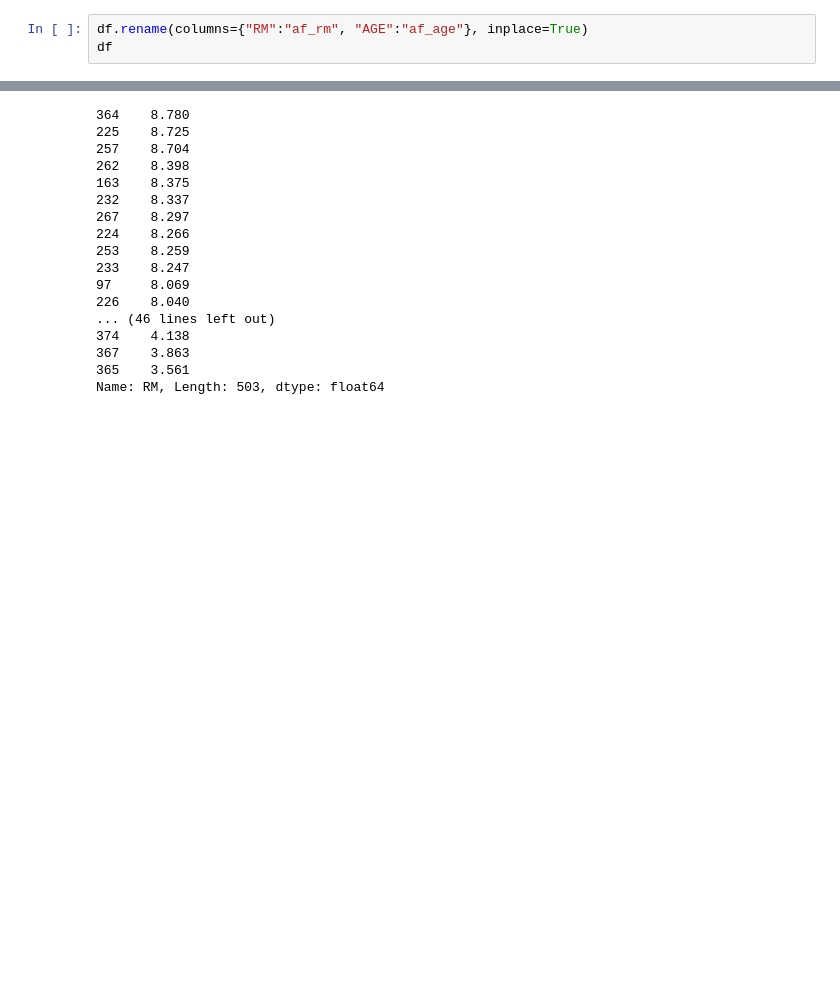
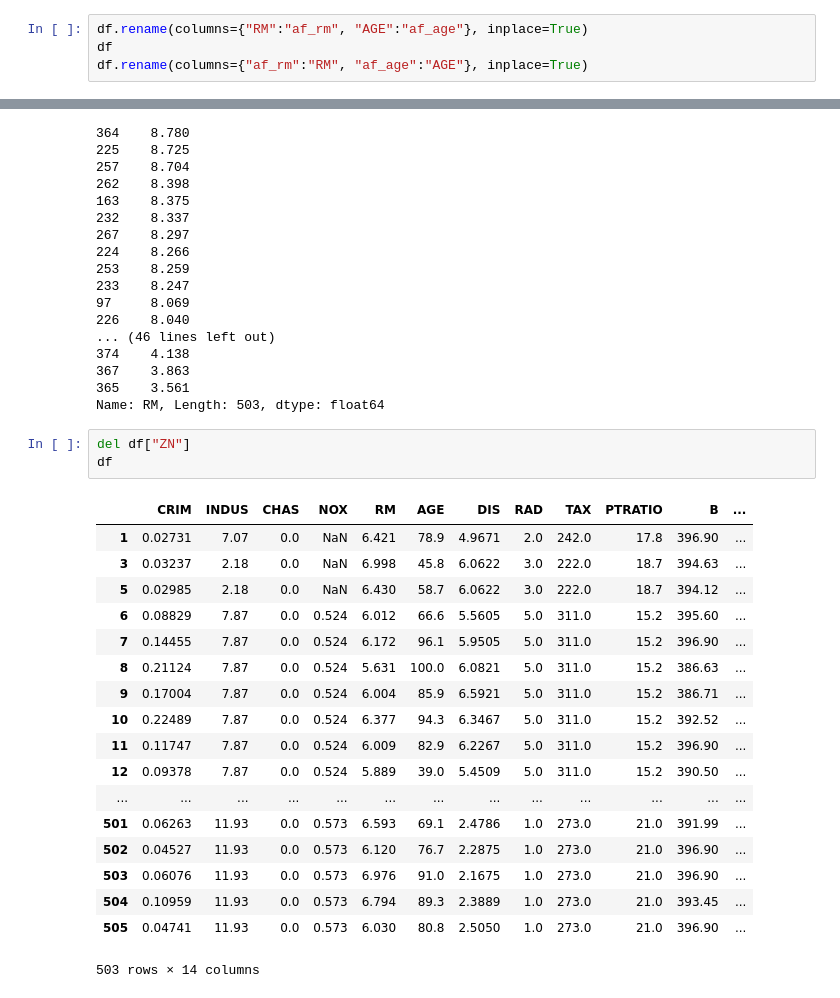
Before and after one commit to MasaruKanno/python, a Jupyter notebook: pandas/pandas_simple_table.ipynb, the cells around one changed output, grey strips where cells are left out. Saved outputs shown, nothing was run; the diff lists cells and outputs as text; blank space fills up the shorter version.

```diff
--- a/pandas/pandas_simple_table.ipynb
+++ b/pandas/pandas_simple_table.ipynb
@@ -51,3 +51,4 @@ df[["RM", "AGE"]]
 # %%
 df.rename(columns={"RM":"af_rm", "AGE":"af_age"}, inplace=True)
 df
+df.rename(columns={"af_rm":"RM", "af_age":"AGE"}, inplace=True)
@@ -376,3 +358,25 @@ df["RM"].sort_values(ascending=False)
 367    3.863
 365    3.561
 Name: RM, Length: 503, dtype: float64
+# %%
+del df["ZN"]
+df
+# %% [output]
+|  | CRIM | INDUS | CHAS | NOX | RM | AGE | DIS | RAD | TAX | PTRATIO | B | ... |
+| 1 | 0.02731 | 7.07 | 0.0 | NaN | 6.421 | 78.9 | 4.9671 | 2.0 | 242.0 | 17.8 | 396.90 | ... |
+| 3 | 0.03237 | 2.18 | 0.0 | NaN | 6.998 | 45.8 | 6.0622 | 3.0 | 222.0 | 18.7 | 394.63 | ... |
+| 5 | 0.02985 | 2.18 | 0.0 | NaN | 6.430 | 58.7 | 6.0622 | 3.0 | 222.0 | 18.7 | 394.12 | ... |
+| 6 | 0.08829 | 7.87 | 0.0 | 0.524 | 6.012 | 66.6 | 5.5605 | 5.0 | 311.0 | 15.2 | 395.60 | ... |
+| 7 | 0.14455 | 7.87 | 0.0 | 0.524 | 6.172 | 96.1 | 5.9505 | 5.0 | 311.0 | 15.2 | 396.90 | ... |
+| 8 | 0.21124 | 7.87 | 0.0 | 0.524 | 5.631 | 100.0 | 6.0821 | 5.0 | 311.0 | 15.2 | 386.63 | ... |
+| 9 | 0.17004 | 7.87 | 0.0 | 0.524 | 6.004 | 85.9 | 6.5921 | 5.0 | 311.0 | 15.2 | 386.71 | ... |
+| 10 | 0.22489 | 7.87 | 0.0 | 0.524 | 6.377 | 94.3 | 6.3467 | 5.0 | 311.0 | 15.2 | 392.52 | ... |
+| 11 | 0.11747 | 7.87 | 0.0 | 0.524 | 6.009 | 82.9 | 6.2267 | 5.0 | 311.0 | 15.2 | 396.90 | ... |
+| 12 | 0.09378 | 7.87 | 0.0 | 0.524 | 5.889 | 39.0 | 5.4509 | 5.0 | 311.0 | 15.2 | 390.50 | ... |
+| ... | ... | ... | ... | ... | ... | ... | ... | ... | ... | ... | ... | ... |
+| 501 | 0.06263 | 11.93 | 0.0 | 0.573 | 6.593 | 69.1 | 2.4786 | 1.0 | 273.0 | 21.0 | 391.99 | ... |
+| 502 | 0.04527 | 11.93 | 0.0 | 0.573 | 6.120 | 76.7 | 2.2875 | 1.0 | 273.0 | 21.0 | 396.90 | ... |
+| 503 | 0.06076 | 11.93 | 0.0 | 0.573 | 6.976 | 91.0 | 2.1675 | 1.0 | 273.0 | 21.0 | 396.90 | ... |
+| 504 | 0.10959 | 11.93 | 0.0 | 0.573 | 6.794 | 89.3 | 2.3889 | 1.0 | 273.0 | 21.0 | 393.45 | ... |
+| 505 | 0.04741 | 11.93 | 0.0 | 0.573 | 6.030 | 80.8 | 2.5050 | 1.0 | 273.0 | 21.0 | 396.90 | ... |
+503 rows × 14 columns
```
Also changed, not shown: parts of 11 cells of this notebook, 1 other file.
